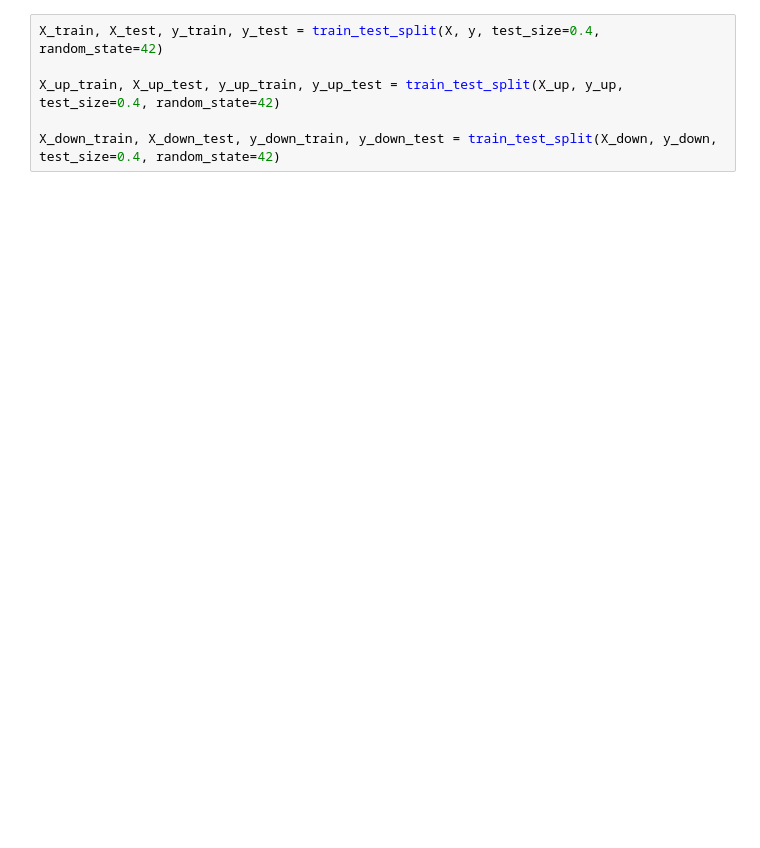
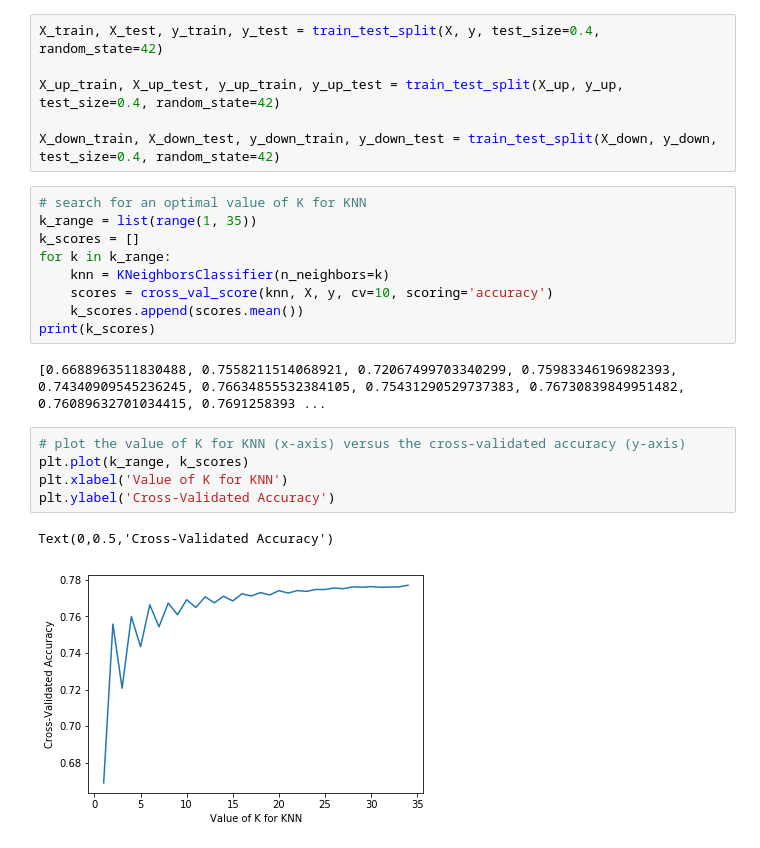
Before and after one commit to Jzbooth/Booth_Metis, a Jupyter notebook: Project_3/project_3_KNN.ipynb, the cells around one changed output. Drawn from its saved outputs; the diff is of its cells as text; blank space fills up the shorter version.

```diff
--- a/Project_3/project_3_KNN.ipynb
+++ b/Project_3/project_3_KNN.ipynb
@@ -84,6 +87,25 @@ X_train, X_test, y_train, y_test = train_test_split(X, y, test_size=0.4, random_
 X_up_train, X_up_test, y_up_train, y_up_test = train_test_split(X_up, y_up, test_size=0.4, random_state=42)
 
 X_down_train, X_down_test, y_down_train, y_down_test = train_test_split(X_down, y_down, test_size=0.4, random_state=42)
+# %%
+# search for an optimal value of K for KNN
+k_range = list(range(1, 35))
+k_scores = []
+for k in k_range:
+    knn = KNeighborsClassifier(n_neighbors=k)
+    scores = cross_val_score(knn, X, y, cv=10, scoring='accuracy')
+    k_scores.append(scores.mean())
+print(k_scores)
+# %% [output]
+[0.6688963511830488, 0.7558211514068921, 0.72067499703340299, 0.75983346196982393, 0.74340909545236245, 0.76634855532384105, 0.75431290529737383, 0.76730839849951482, 0.76089632701034415, 0.7691258393 ...
+# %%
+# plot the value of K for KNN (x-axis) versus the cross-validated accuracy (y-axis)
+plt.plot(k_range, k_scores)
+plt.xlabel('Value of K for KNN')
+plt.ylabel('Cross-Validated Accuracy')
+# %% [output]
+Text(0,0.5,'Cross-Validated Accuracy')
+[figure, added]
 # %%
 # Train on training set, and Test on testing set
 knn = KNeighborsClassifier(n_neighbors=5)
```
Also changed, not shown: parts of 19 cells of this notebook, 13 other files.
